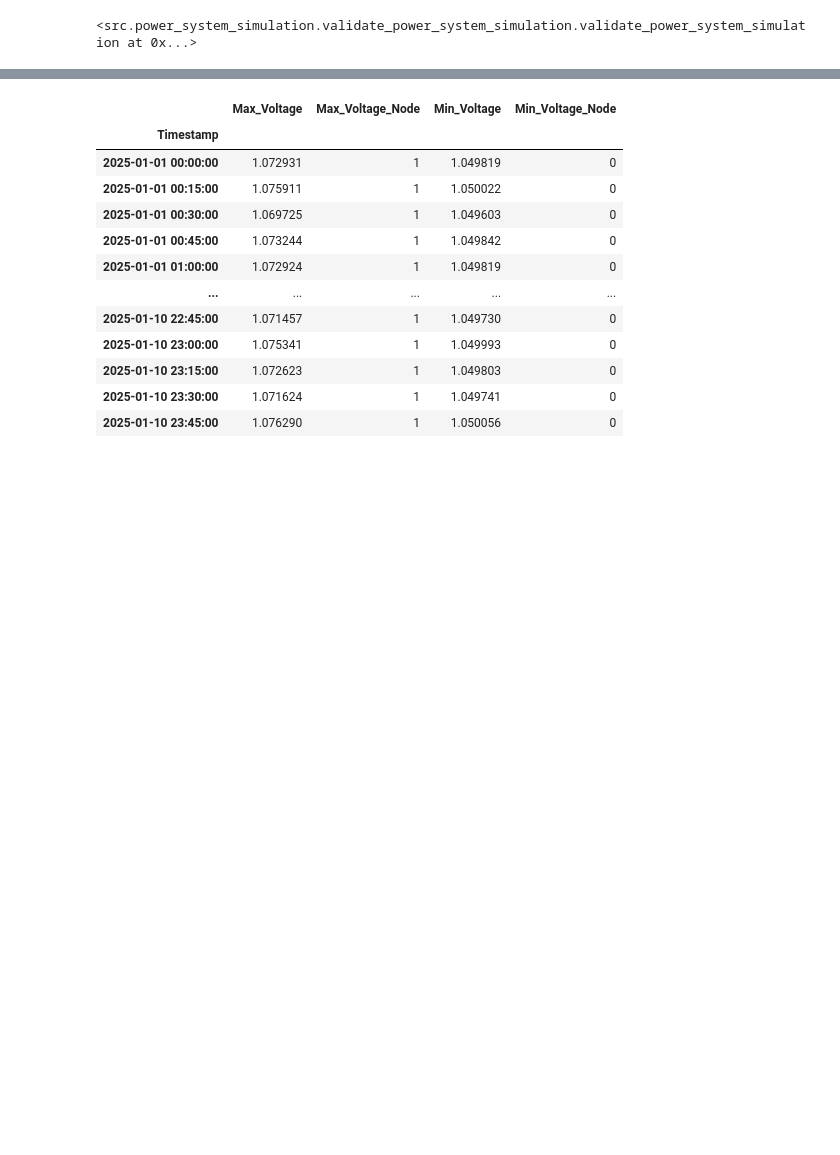
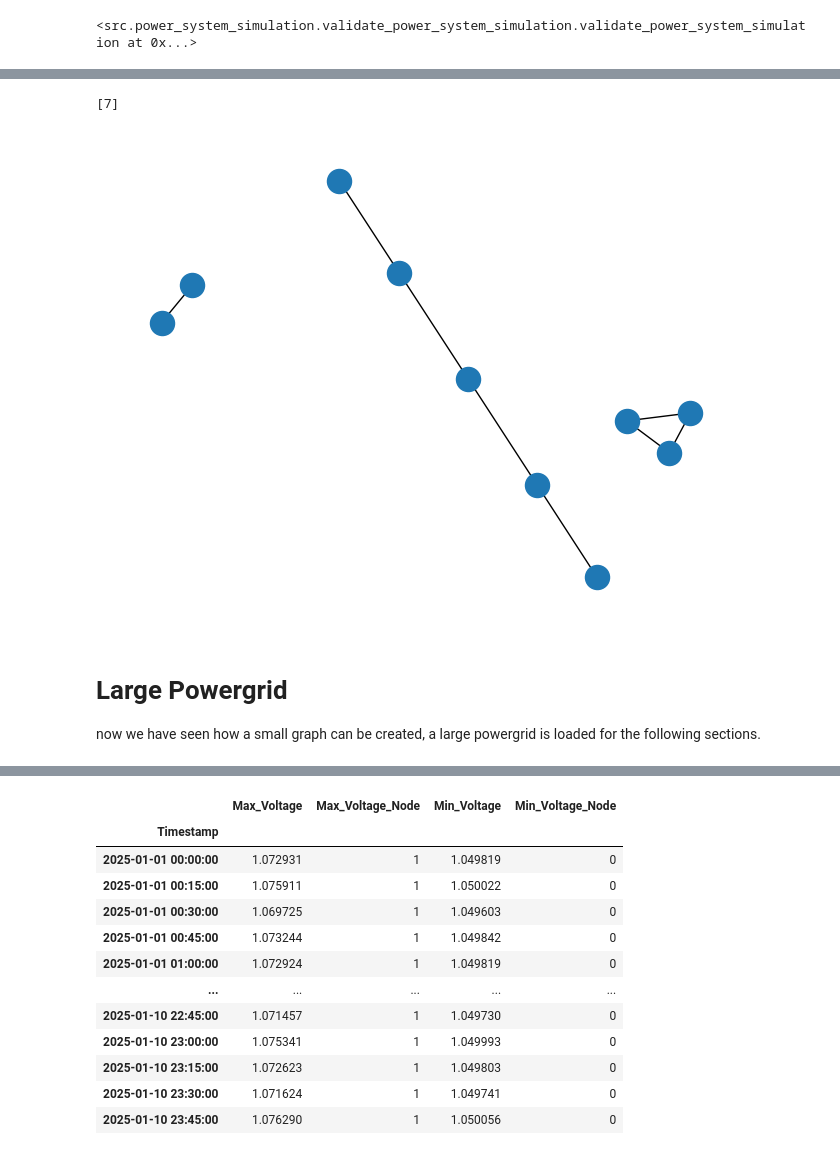
Before and after one commit to LukaSalmNielsen/power-system-simulation-simulators, a Jupyter notebook: main.ipynb, the cells around one changed output, grey strips where cells are left out. Cells and saved outputs as stored; diff of their text form; code cells hidden in the pictures; blank space fills up the shorter version.

```diff
--- a/main.ipynb
+++ b/main.ipynb
@@ -86,0 +78,8 @@ Returns:
+# %%
+vertex_ids = [0, 2, 4, 6, 10]
+edge_ids = [1, 3, 5, 7, 8, 9]
+edge_vertex_id_pairs = [(0, 2), (0, 4), (0, 6), (2, 4), (4, 6), (2, 10)]
+edge_enabled = [True, True, True, False, False, True]
+source_vertex_id = 10
+
+grid = GraphProcessor(vertex_ids, edge_ids, edge_vertex_id_pairs, edge_enabled, source_vertex_id)
@@ -87,3 +130,12 @@ Returns:
+# %%
+alternative_edges = grid.find_alternative_edges(1)
+alternative_edges
+# %% [output]
+[7]
+[figure, added]
+# %% [markdown]
+# Large Powergrid
+now we have seen how a small graph can be created, a large powergrid is loaded for the following sections.
 # %% [markdown]
 ## Powergrid power calculations:
 - Analyze power flow on the given power grid network using provided active and reactive power profile data.
```
Also changed, not shown: parts of 15 cells of this notebook.
